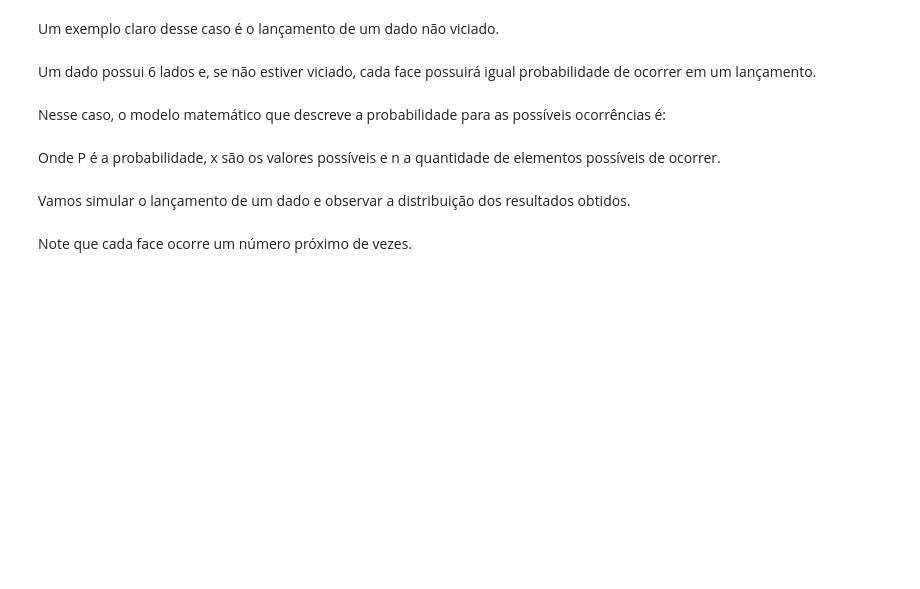
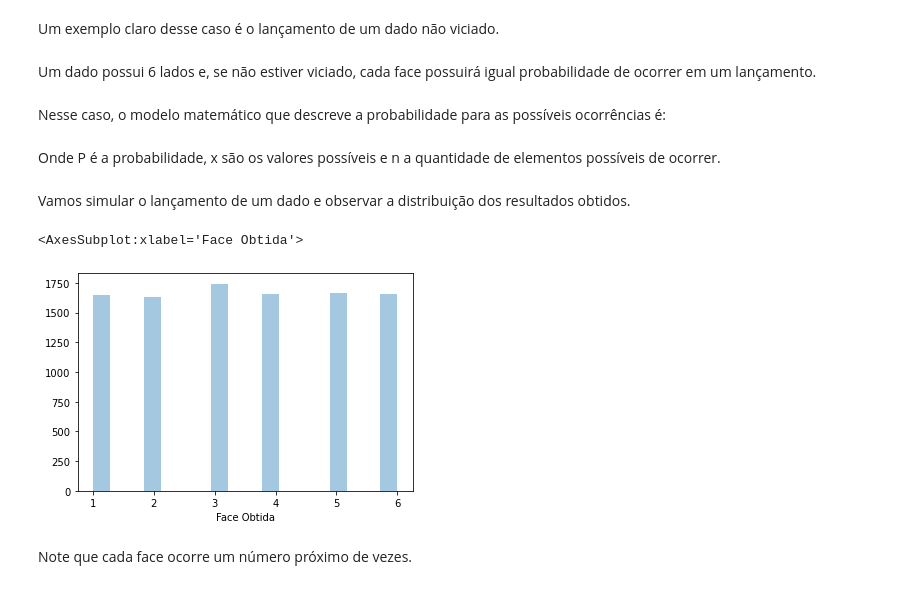
Before and after one commit to brondevitor/Python_Jorney, a Jupyter notebook: Statistics/Estatística Descritiva (Parte II).ipynb, the cells around one changed output. Drawn from its saved outputs; the diff is of its cells as text; code cells hidden in the pictures; blank space fills up the shorter version.

```diff
--- a/Statistics/Estatística Descritiva (Parte II).ipynb
+++ b/Statistics/Estatística Descritiva (Parte II).ipynb
@@ -270,5 +338,20 @@ Nesse caso, o modelo matemático que descreve a probabilidade para as possíveis
 Onde P é a probabilidade, x são os valores possíveis e n a quantidade de elementos possíveis de ocorrer.
 # %% [markdown]
 Vamos simular o lançamento de um dado e observar a distribuição dos resultados obtidos.
+# %%
+# seed
+np.random.seed(100)
+# numero de lançamentos
+n= 10000
+# valor mínimo
+valor_min = 1
+# valor máximo
+valor_max = 6 + 1
+lancamentos = np.random.randint(low=valor_min, high=valor_max, size=n)
+# %%
+sns.distplot(lancamentos , axlabel= 'Face Obtida' , kde= False)
+# %% [output]
+<AxesSubplot:xlabel='Face Obtida'>
+[figure, added]
 # %% [markdown]
 Note que cada face ocorre um número próximo de vezes.
```
Also changed, not shown: parts of 16 cells of this notebook.
